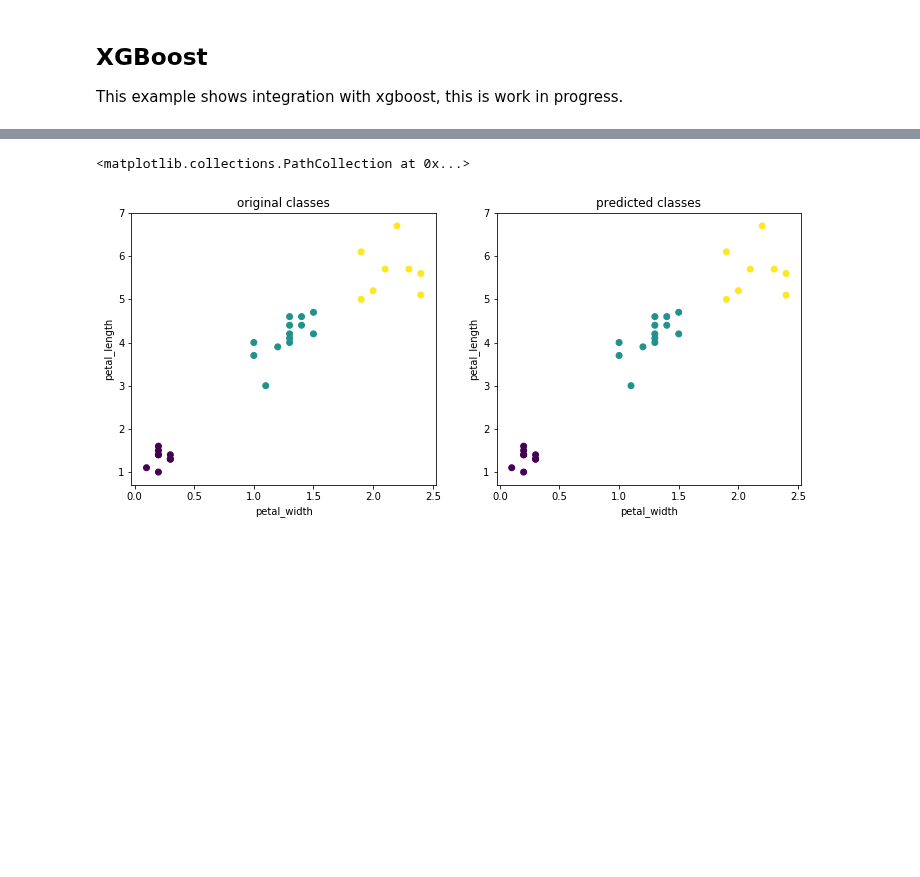
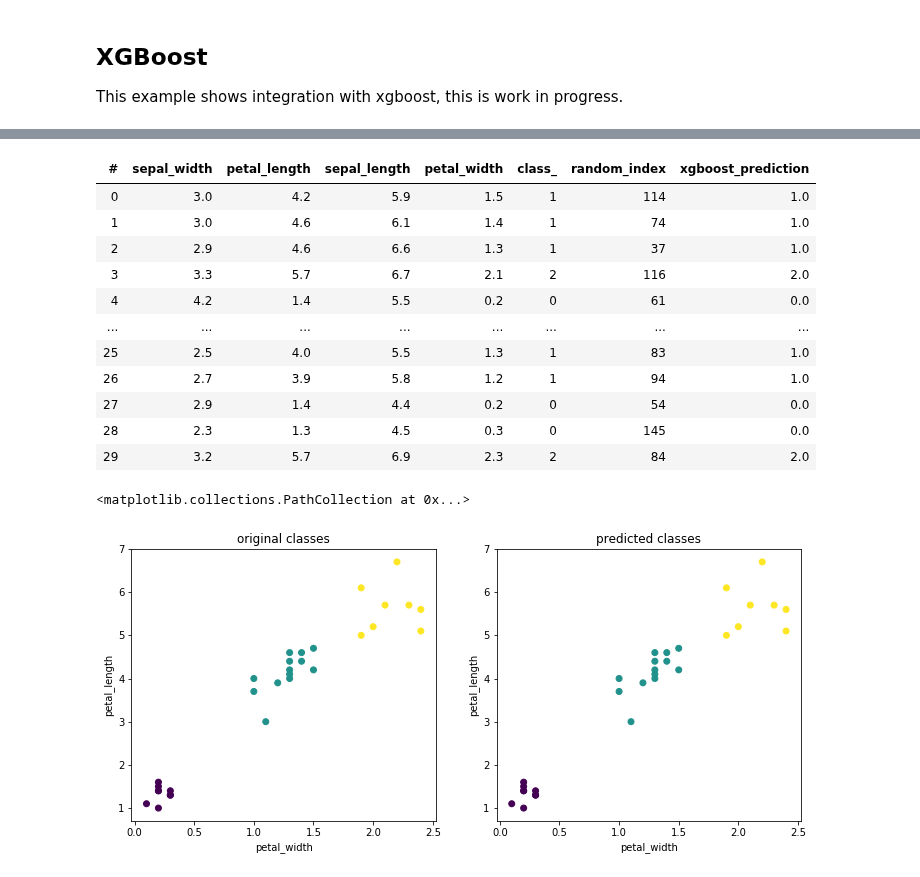
Before and after one commit to vaexio/vaex, a Jupyter notebook: docs/source/ml.ipynb, the cells around one changed output, grey strips where cells are left out. Drawn from its saved outputs; the diff is of its cells as text; code cells hidden in the pictures; blank space fills up the shorter version.

```diff
--- a/docs/source/ml.ipynb
+++ b/docs/source/ml.ipynb
@@ -230,2 +242,2 @@ ds = vaex.ml.iris()
 # %%
-features = [k.expression for k in [ds.col.petal_width, ds.col.petal_length, ds.col.sepal_width, ds.col.sepal_length]]
+features = [k.expression for k in [df.col.petal_width, df.col.petal_length, df.col.sepal_width, df.col.sepal_length]]
@@ -240,4 +252,4 @@ param = {
     'num_class': 3}  # the number of classes that exist in this datset
 xgmodel = vaex.ml.xgboost.XGBModel(features=features, num_round=10, param=param)
 # %%
-xgmodel.fit(ds_train, ds_train.class_, copy=True)
+xgmodel.fit(df_train, df_train.class_, copy=True)
@@ -259,3 +256,19 @@ ds_predict
+# %%
+df_predict = xgmodel.transform(df_test)
+df_predict
+# %% [output]
+| # | sepal_width | petal_length | sepal_length | petal_width | class_ | random_index | xgboost_prediction |
+| 0 | 3.0 | 4.2 | 5.9 | 1.5 | 1 | 114 | 1.0 |
+| 1 | 3.0 | 4.6 | 6.1 | 1.4 | 1 | 74 | 1.0 |
+| 2 | 2.9 | 4.6 | 6.6 | 1.3 | 1 | 37 | 1.0 |
+| 3 | 3.3 | 5.7 | 6.7 | 2.1 | 2 | 116 | 2.0 |
+| 4 | 4.2 | 1.4 | 5.5 | 0.2 | 0 | 61 | 0.0 |
+| ... | ... | ... | ... | ... | ... | ... | ... |
+| 25 | 2.5 | 4.0 | 5.5 | 1.3 | 1 | 83 | 1.0 |
+| 26 | 2.7 | 3.9 | 5.8 | 1.2 | 1 | 94 | 1.0 |
+| 27 | 2.9 | 1.4 | 4.4 | 0.2 | 0 | 54 | 0.0 |
+| 28 | 2.3 | 1.3 | 4.5 | 0.3 | 0 | 145 | 0.0 |
+| 29 | 3.2 | 5.7 | 6.9 | 2.3 | 2 | 84 | 2.0 |
 # %%
 import matplotlib.pylab as plt
 fig, ax = plt.subplots(1, 2, figsize=(12,5))
```
Also changed, not shown: parts of 39 cells of this notebook.
